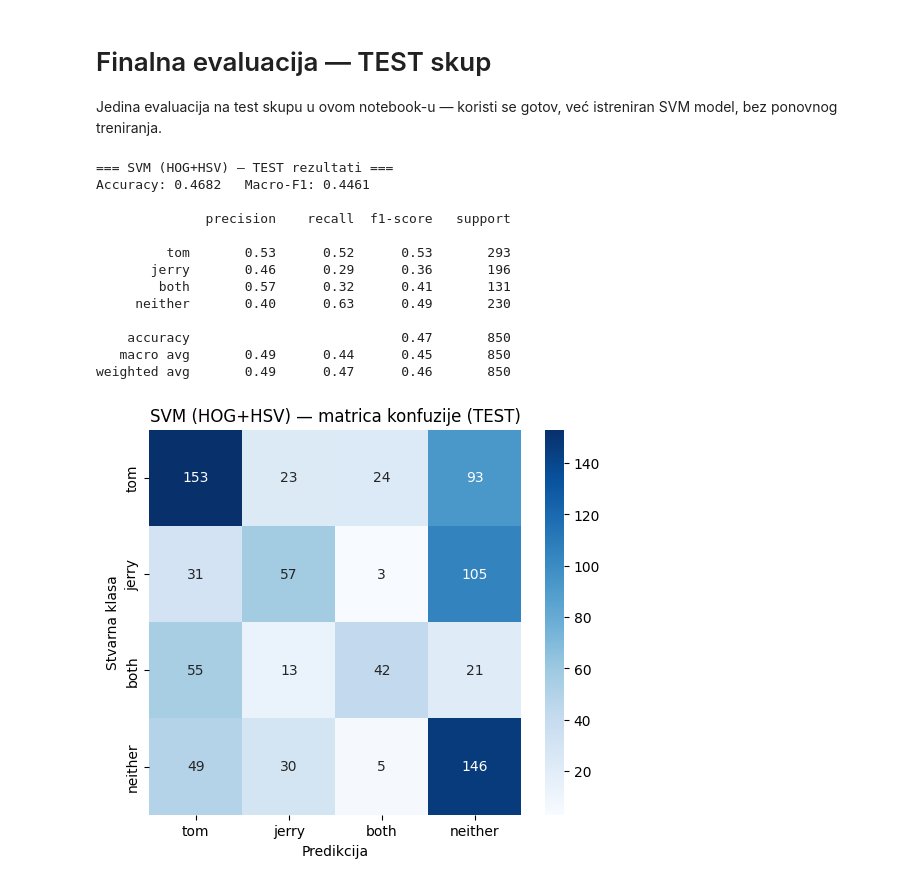
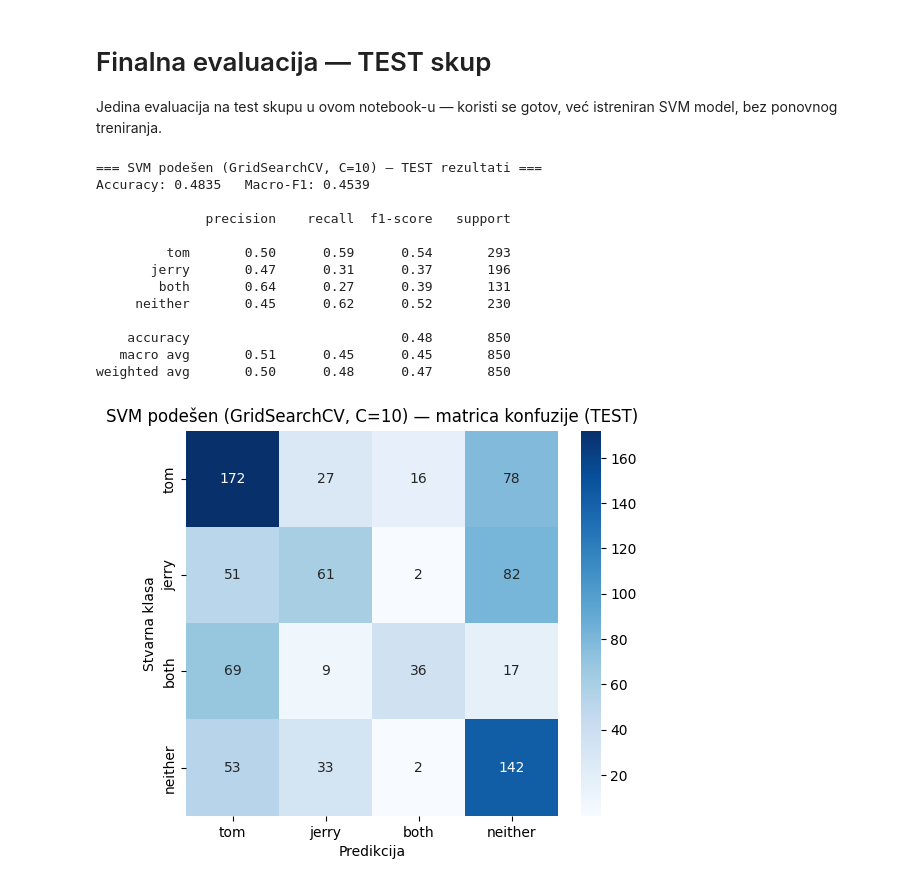
Before and after one commit to ilinkabibic/Tom-and-Jerry-Character-Classification, a Jupyter notebook: notebooks/02_klasican_ml_ika.ipynb, the cells around one changed output. Cells and saved outputs as stored; diff of their text form; code cells hidden in the pictures.

Commit message:
Fix: finalna TEST evaluacija SVM koristi podešen model (best_svm) umesto baznog (svm_clf)

```diff
--- a/notebooks/02_klasican_ml_ika.ipynb
+++ b/notebooks/02_klasican_ml_ika.ipynb
@@ -312,7 +312,8 @@ Everything up-to-date
 from sklearn.model_selection import GridSearchCV
 
 param_grid = {'C': [0.1, 1, 10], 'gamma': ['scale', 0.01, 0.1]}
-grid = GridSearchCV(SVC(kernel='rbf', class_weight='balanced'), param_grid, scoring='f1_macro', cv=3)
+grid = GridSearchCV(SVC(kernel='rbf', class_weight='balanced'), param_grid,
+                     scoring='f1_macro', cv=3, n_jobs=-1)
 grid.fit(X_train_scaled, y_train)
 
 print("Najbolji parametri:", grid.best_params_)
@@ -373,23 +374,24 @@ def evaluate_on_test(y_true, y_pred, model_name, class_names):
 # %%
 import matplotlib.pyplot as plt  # ako već nije uvezen ranije u ovom notebook-u
 
 # Predikcije na test skupu (prvi put ga koristimo u ovom notebook-u)
-test_pred_svm = svm_clf.predict(X_test_scaled)
+# koristi se PODEŠEN model iz GridSearchCV-a (best_svm, C=10, gamma='scale'), ne bazni svm_clf
+test_pred_svm = best_svm.predict(X_test_scaled)
 
 class_names = ['tom', 'jerry', 'both', 'neither']
-rezultat_svm = evaluate_on_test(y_test, test_pred_svm, "SVM (HOG+HSV)", class_names)
+rezultat_svm = evaluate_on_test(y_test, test_pred_svm, "SVM podešen (GridSearchCV, C=10)", class_names)
 # %% [output]
-=== SVM (HOG+HSV) — TEST rezultati ===
-Accuracy: 0.4682   Macro-F1: 0.4461
+=== SVM podešen (GridSearchCV, C=10) — TEST rezultati ===
+Accuracy: 0.4835   Macro-F1: 0.4539
 
               precision    recall  f1-score   support
 
-         tom       0.53      0.52      0.53       293
-       jerry       0.46      0.29      0.36       196
-        both       0.57      0.32      0.41       131
-     neither       0.40      0.63      0.49       230
+         tom       0.50      0.59      0.54       293
+       jerry       0.47      0.31      0.37       196
+        both       0.64      0.27      0.39       131
+     neither       0.45      0.62      0.52       230
 
-    accuracy                           0.47       850
-   macro avg       0.49      0.44      0.45       850
-weighted avg       0.49      0.47      0.46       850
+    accuracy                           0.48       850
+   macro avg       0.51      0.45      0.45       850
+weighted avg       0.50      0.48      0.47       850
-[figure, old version]
+[figure, new version]
```
Also changed, not shown: parts of 2 cells of this notebook.
